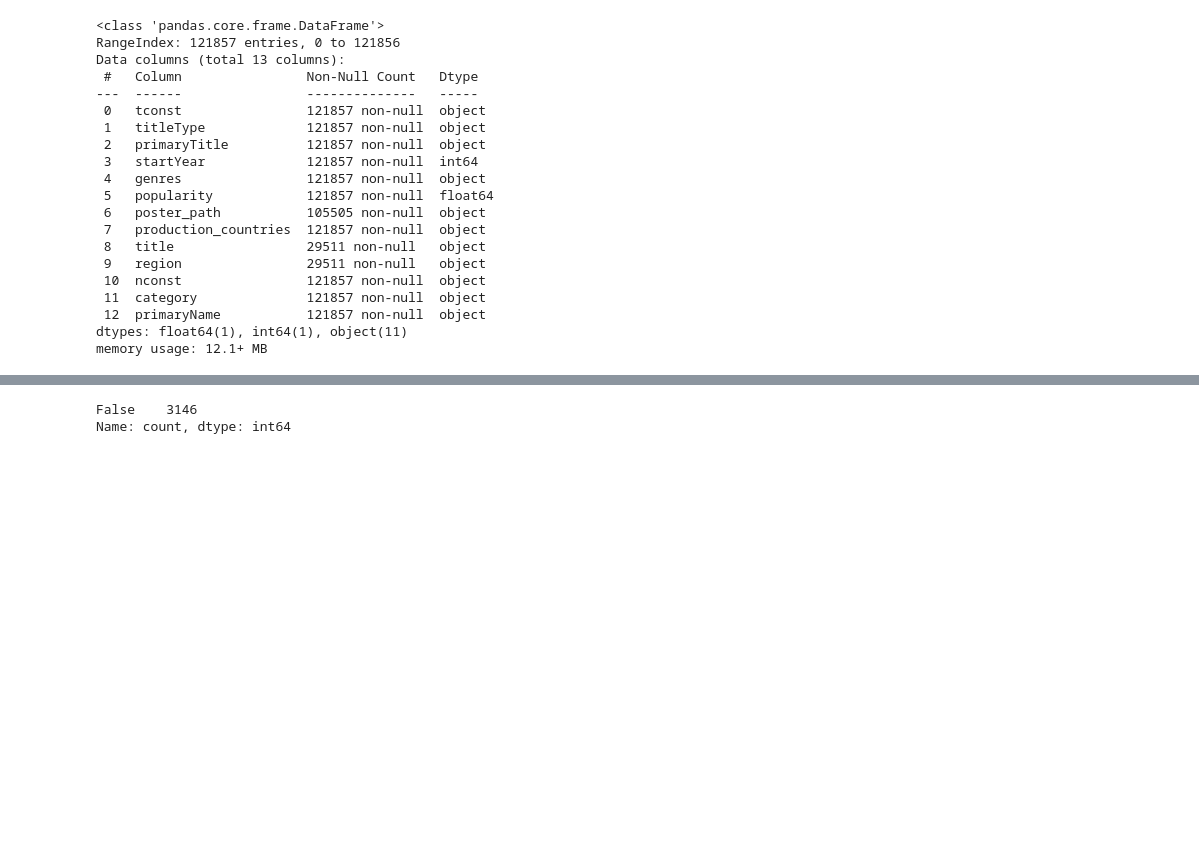
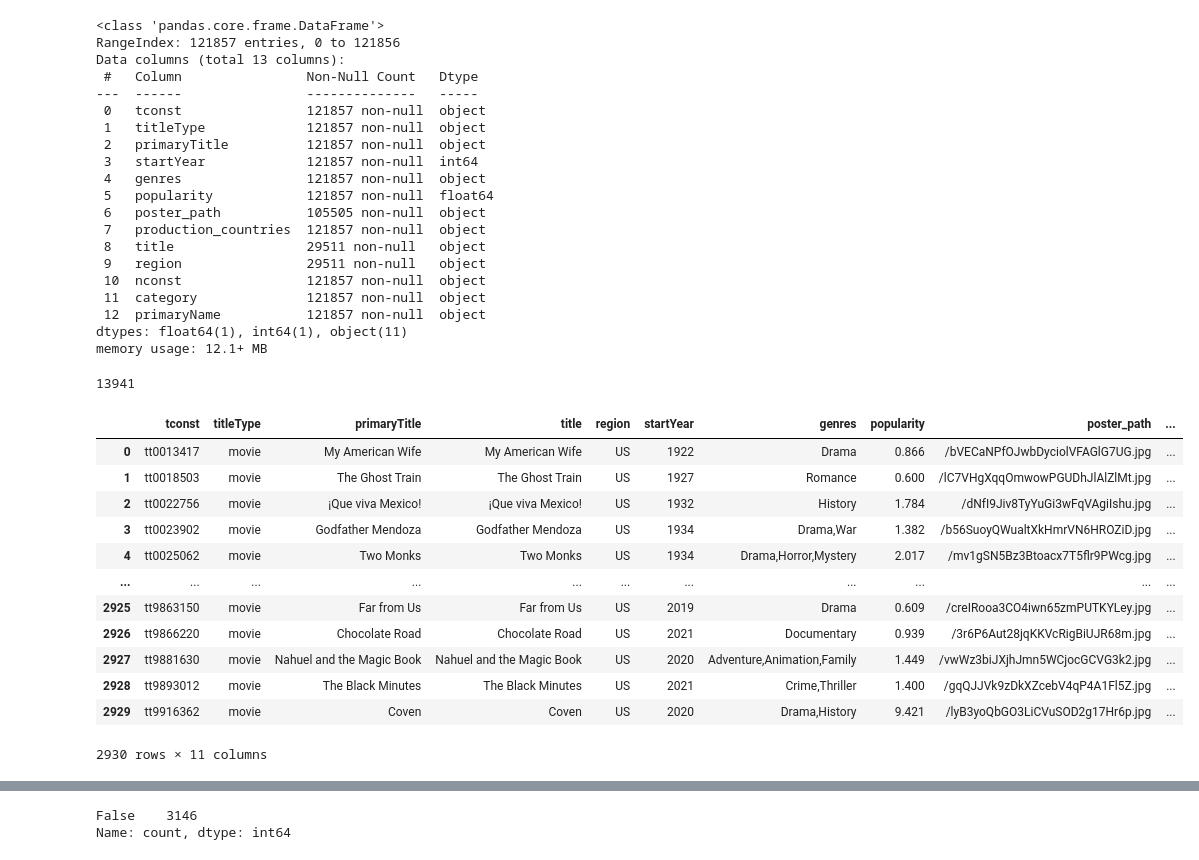
Before and after one commit to peggia/imdb-movies, a Jupyter notebook: movies_data_collection.ipynb, the cells around one changed output, grey strips where cells are left out. Saved outputs shown, nothing was run; the diff lists cells and outputs as text; code cells hidden in the pictures; blank space fills up the shorter version.

```diff
--- a/movies_data_collection.ipynb
+++ b/movies_data_collection.ipynb
@@ -581,3 +612,30 @@ Data columns (total 13 columns):
  12  primaryName           121857 non-null  object
 dtypes: float64(1), int64(1), object(11)
 memory usage: 12.1+ MB
+# %%
+df_merged_movies_4['tconst'].nunique()
+# %% [output]
+13941
+# %%
+# Identify duplicates based on specified columns
+duplicates = df_merged_movies_4[df_merged_movies_4.duplicated(subset=columns_to_keep, keep=False)]
+
+# Group by the specified columns and count occurrences
+duplicate_summary = duplicates.groupby(columns_to_keep).size().reset_index(name='count')
+
+# Display the summary of duplicates
+display(duplicate_summary)
+# %% [output]
+|  | tconst | titleType | primaryTitle | title | region | startYear | genres | popularity | poster_path | ... |
+| 0 | tt0013417 | movie | My American Wife | My American Wife | US | 1922 | Drama | 0.866 | /bVECaNPfOJwbDyciolVFAGlG7UG.jpg | ... |
+| 1 | tt0018503 | movie | The Ghost Train | The Ghost Train | US | 1927 | Romance | 0.600 | /lC7VHgXqqOmwowPGUDhJlAlZlMt.jpg | ... |
+| 2 | tt0022756 | movie | ¡Que viva Mexico! | ¡Que viva Mexico! | US | 1932 | History | 1.784 | /dNfI9Jiv8TyYuGi3wFqVAgiIshu.jpg | ... |
+| 3 | tt0023902 | movie | Godfather Mendoza | Godfather Mendoza | US | 1934 | Drama,War | 1.382 | /b56SuoyQWualtXkHmrVN6HROZiD.jpg | ... |
+| 4 | tt0025062 | movie | Two Monks | Two Monks | US | 1934 | Drama,Horror,Mystery | 2.017 | /mv1gSN5Bz3Btoacx7T5flr9PWcg.jpg | ... |
+| ... | ... | ... | ... | ... | ... | ... | ... | ... | ... | ... |
+| 2925 | tt9863150 | movie | Far from Us | Far from Us | US | 2019 | Drama | 0.609 | /creIRooa3CO4iwn65zmPUTKYLey.jpg | ... |
+| 2926 | tt9866220 | movie | Chocolate Road | Chocolate Road | US | 2021 | Documentary | 0.939 | /3r6P6Aut28jqKKVcRigBiUJR68m.jpg | ... |
+| 2927 | tt9881630 | movie | Nahuel and the Magic Book | Nahuel and the Magic Book | US | 2020 | Adventure,Animation,Family | 1.449 | /vwWz3biJXjhJmn5WCjocGCVG3k2.jpg | ... |
+| 2928 | tt9893012 | movie | The Black Minutes | The Black Minutes | US | 2021 | Crime,Thriller | 1.400 | /gqQJJVk9zDkXZcebV4qP4A1Fl5Z.jpg | ... |
+| 2929 | tt9916362 | movie | Coven | Coven | US | 2020 | Drama,History | 9.421 | /lyB3yoQbGO3LiCVuSOD2g17Hr6p.jpg | ... |
+2930 rows × 11 columns
```
Also changed, not shown: parts of 33 cells of this notebook.
